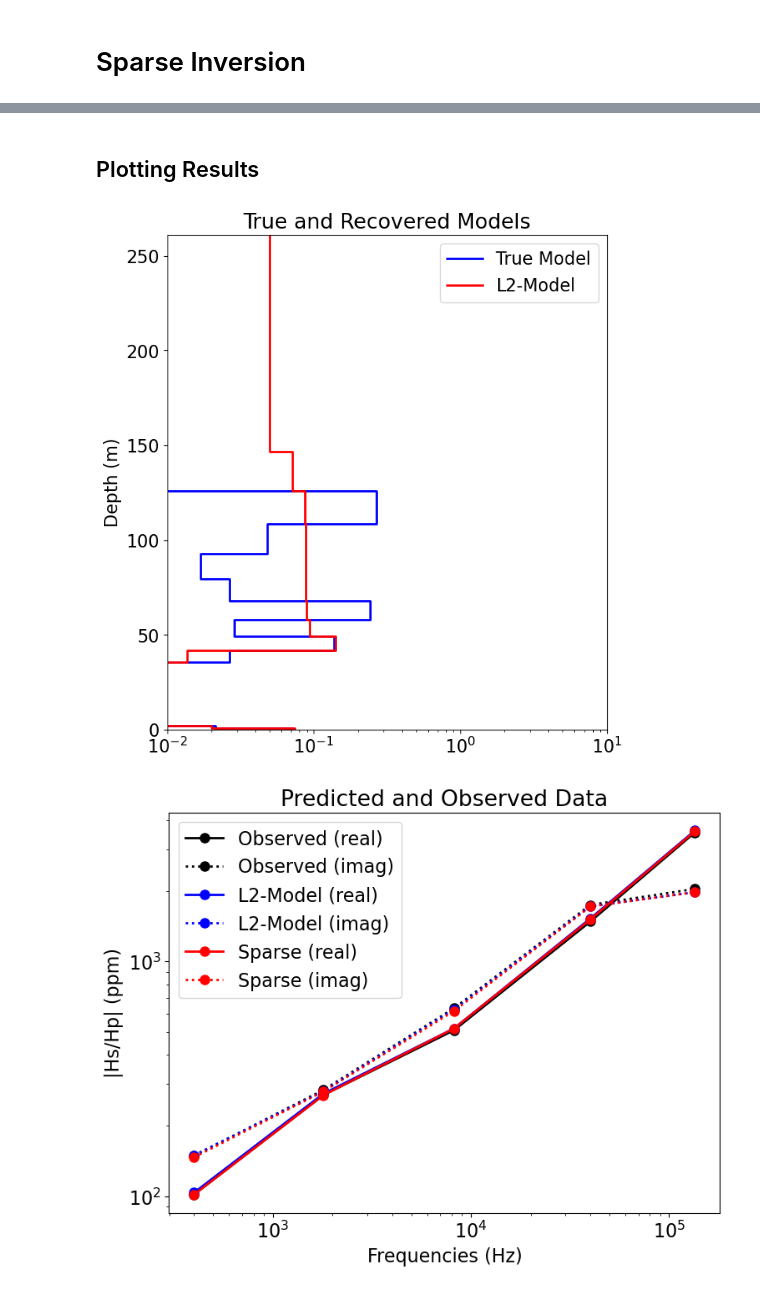
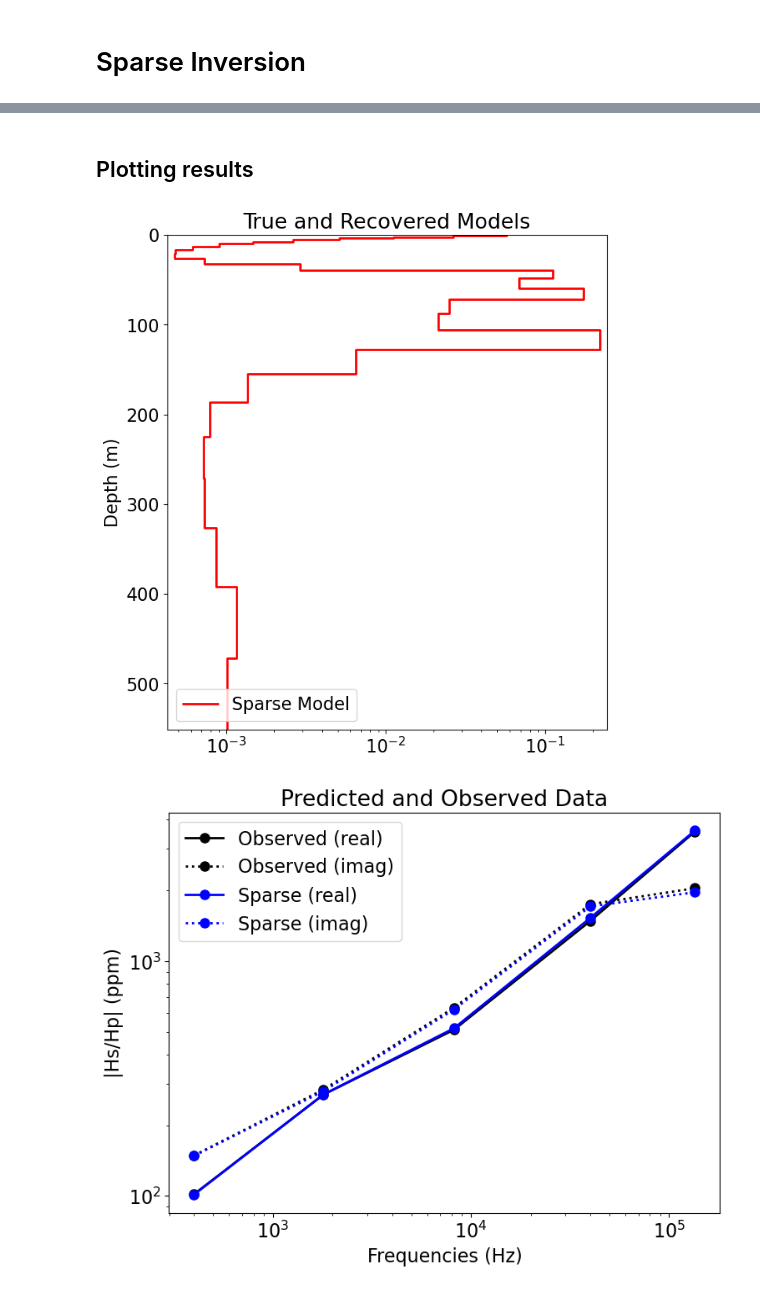
Before and after one commit to pablochanghuang/ITH_AEM, a Jupyter notebook: 1D_Simulation_Inversion.ipynb, the cells around one changed output, grey strips where cells are left out. Saved outputs shown, nothing was run; the diff lists cells and outputs as text; code cells hidden in the pictures.

Commit message:
Finished sparse inversion set up

```diff
--- a/1D_Simulation_Inversion.ipynb
+++ b/1D_Simulation_Inversion.ipynb
@@ -262,8 +279,11 @@ Resistivity halfspace:  [78.68680688]
 # %%
+### Depth max ###
+skin_depth = 503*np.sqrt(resistivities_hsp/np.min(frequencies))
+depth_max = 2*skin_depth  # depth to lowest layer
+
 ### Mesh Definition ###
 depth_min = 1                      # top layer thickness
-depth_max = 100.                      # depth to lowest layer
-geometric_factor = 1.1                # rate of thickness increase
+geometric_factor = 1.2                # rate of thickness increase
 
 #Increase layer thickness by geometric factor until depth_max
 layer_thicknesses = [depth_min]
@@ -528,7 +527,8 @@ the set of directives. We can then run the inversion.
 # %%
-# Here we combine the inverse problem and the set of directives
-inv = inversion.BaseInversion(inv_prob, directives_list)
+# Combine the inverse problem and the set of directives
+inv_Sp = inversion.BaseInversion(inv_prob_Sp, directives_list_Sp)
 
 # Run the inversion
-recovered_model = inv.run(starting_model)
+# print(f"\n **** Running layered inversion for line {line_no} and station {stn}... ****")
+recovered_model_Sp = inv_Sp.run(starting_conductivity_model)
 # %% [output]
@@ -551,64 +551,43 @@ x0 has any nan: 0
 ------------------------- DONE! -------------------------
 # %% [markdown]
-## Plotting Results
+## Plotting results
 # %%
-# Load the true model and layer thicknesses
-#true_model = np.array([0.1, 1.0, 0.1])
-#true_layers = np.r_[20.0, 40.0, 160.0]
+fig = plt.figure(figsize=(8, 9))
 
-# Extract Least-Squares model
-l2_model = inv_prob.l2model
-#l2_model = update_IRLS.
-
-# Plot true model and recovered model
-fig = plt.figure(figsize=(8, 9))
-#x_min = np.min(
-#    np.r_[model_mapping * recovered_model, model_mapping * l2_model, true_model]
-#)
-#x_max = np.max(
-#    np.r_[model_mapping * recovered_model, model_mapping * l2_model, true_model]
-#)
 
 ax1 = fig.add_axes([0.2, 0.15, 0.7, 0.7])
-#plot_1d_layer_model(true_layers, true_model, ax=ax1, show_layers=False, color="k")
+
 plot_1d_layer_model(
-    mesh.h[0], model_mapping * l2_model, ax=ax1, show_layers=False, color="b"
+    regularization_mesh.h[0], log_conductivity_map  * recovered_model_Sp, ax=ax1, show_layers=False, color="r"
 )
-plot_1d_layer_model(
-    mesh.h[0], model_mapping * recovered_model, ax=ax1, show_layers=False, color="r"
-)
-ax1.set_xlim(0.01, 10)
+
+#ax1.set_xlim(0.01, 10)
 ax1.set_title("True and Recovered Models")
-ax1.legend(["True Model", "L2-Model", "Sparse Model"])
-plt.gca().invert_yaxis()
+ax1.legend(["Sparse Model"])
+#plt.gca().invert_yaxis()
 
 # Plot predicted and observed data
-dpred_l2 = simulation.dpred(l2_model)
-dpred_final = simulation.dpred(recovered_model)
+dpred_Sp = simulation_L2.dpred(recovered_model_L2)
 
 fig = plt.figure(figsize=(11, 6))
 ax1 = fig.add_axes([0.2, 0.1, 0.6, 0.8])
 ax1.loglog(frequencies, np.abs(dobs[0::2]), "k-o")
 ax1.loglog(frequencies, np.abs(dobs[1::2]), "k:o")
-ax1.loglog(frequencies, np.abs(dpred_l2[0::2]), "b-o")
-ax1.loglog(frequencies, np.abs(dpred_l2[1::2]), "b:o")
-ax1.loglog(frequencies, np.abs(dpred_final[0::2]), "r-o")
-ax1.loglog(frequencies, np.abs(dpred_final[1::2]), "r:o")
+ax1.loglog(frequencies, np.abs(dpred_Sp[0::2]), "b-o")
+ax1.loglog(frequencies, np.abs(dpred_Sp[1::2]), "b:o")
 ax1.set_xlabel("Frequencies (Hz)")
 ax1.set_ylabel("|Hs/Hp| (ppm)")
 ax1.set_title("Predicted and Observed Data")
 ax1.legend(
     [
         "Observed (real)",
         "Observed (imag)",
-        "L2-Model (real)",
-        "L2-Model (imag)",
         "Sparse (real)",
         "Sparse (imag)",
     ],
     loc="upper left",
 )
 plt.show()
 # %% [output]
-[figure, old version]
+[figure, new version]
-[figure, old version]
+[figure, new version]
```
Also changed, not shown: parts of 33 cells of this notebook, 1 other file.
